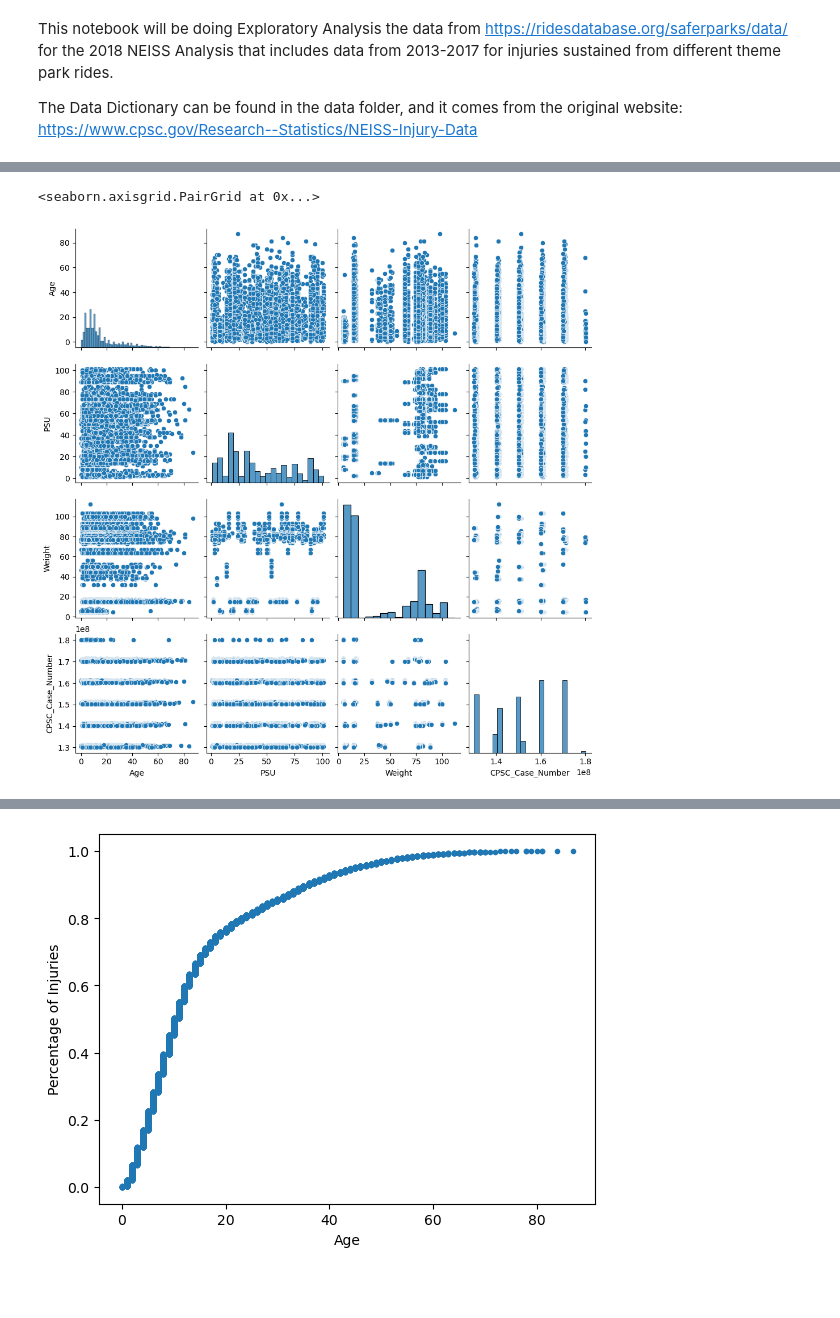
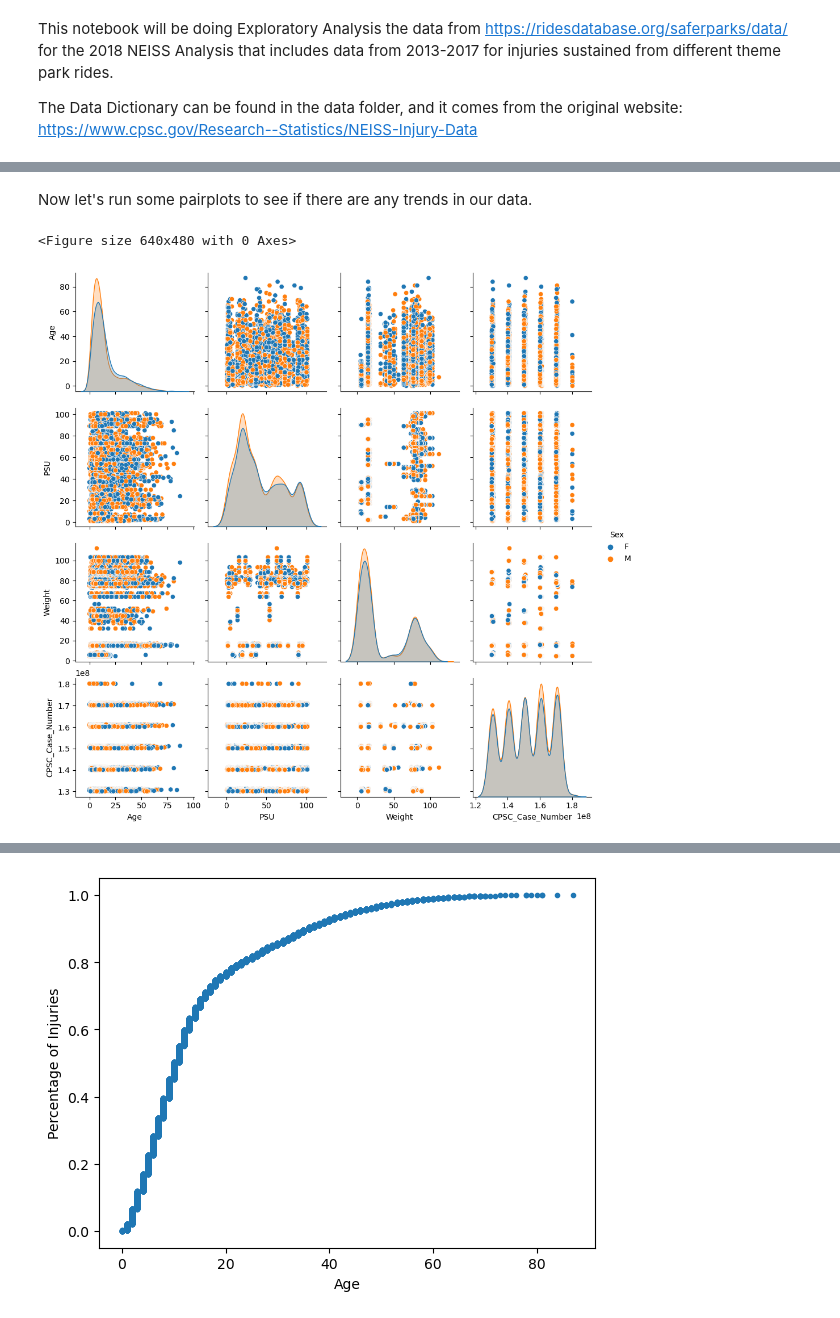
Before and after one commit to mcoulombe021/Springboard, a Jupyter notebook: Capstone 2/Capstone 2 - EDA.ipynb, the cells around one changed output, grey strips where cells are left out. Saved outputs shown, nothing was run; the diff lists cells and outputs as text; code cells hidden in the pictures; blank space fills up the shorter version.

```diff
--- a/Capstone 2/Capstone 2 - EDA.ipynb
+++ b/Capstone 2/Capstone 2 - EDA.ipynb
@@ -51,6 +70,10 @@ data.head()
+# %% [markdown]
+Now let's run some pairplots to see if there are any trends in our data.
 # %%
 #Create a pairplot for continous variables. Nothing seems to be related.
-sns.pairplot(data)
+plt.clf()
+sns.pairplot(data, hue='Sex')
+plt.show()
 # %% [output]
-<seaborn.axisgrid.PairGrid at 0x...>
+<Figure size 640x480 with 0 Axes>
-[figure, old version]
+[figure, new version]
```
Also changed, not shown: parts of 50 cells of this notebook.
